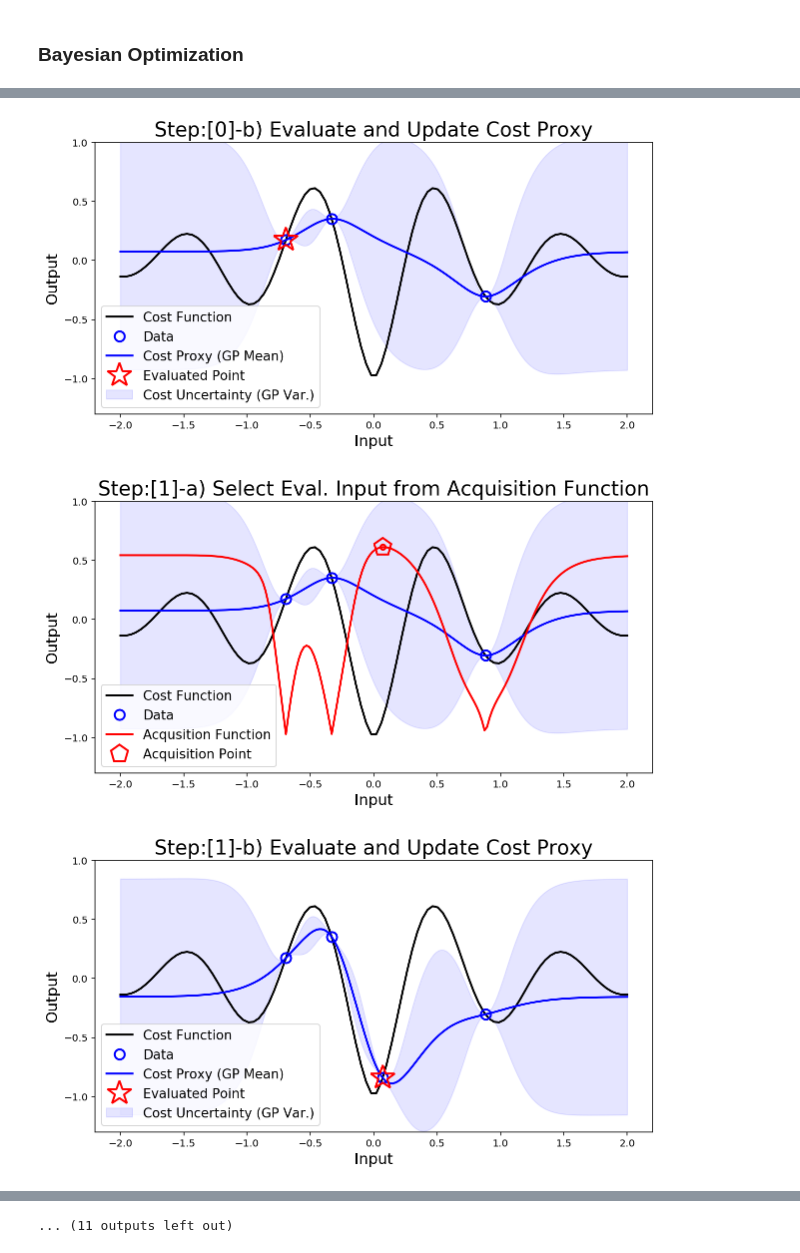
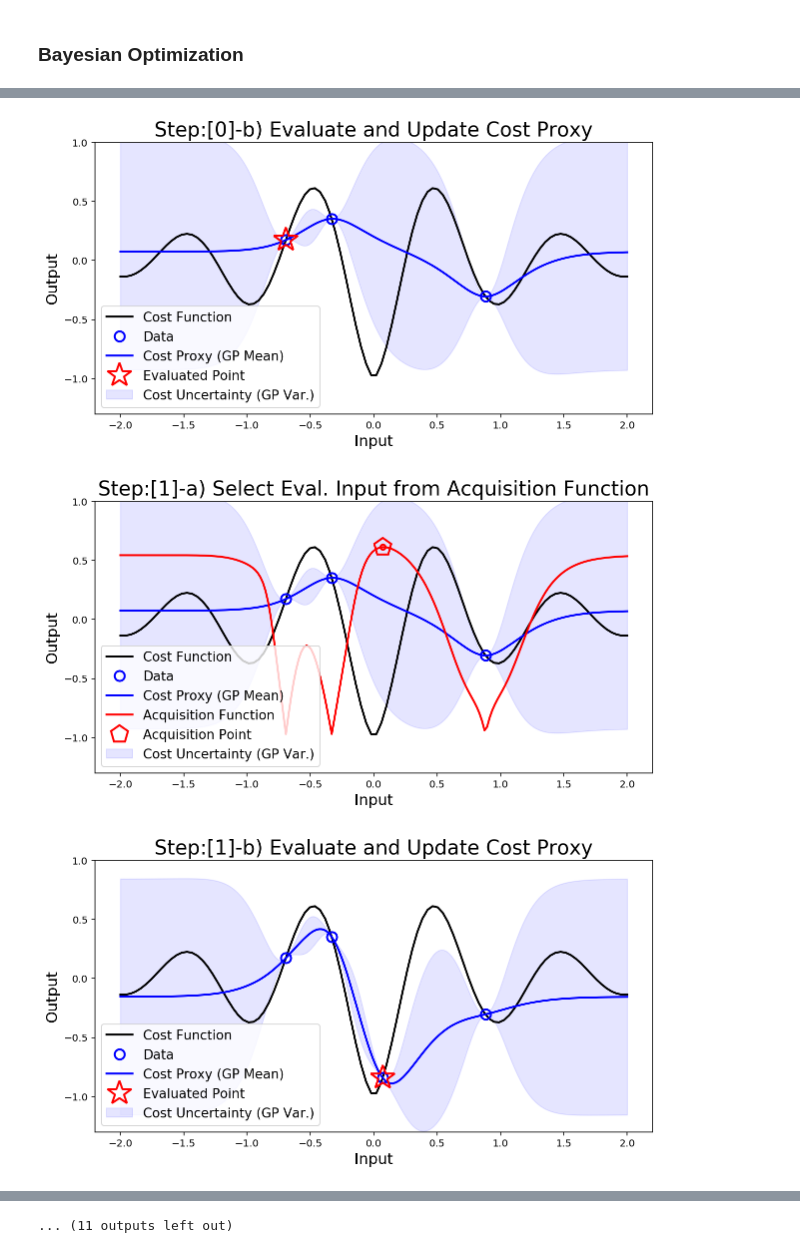
Before and after one commit to sjchoi86/bbopt, a Jupyter notebook: code/demo_bbo_01_BayesOpt.ipynb, the cells around one changed output, grey strips where cells are left out. Cells and saved outputs as stored; diff of their text form; code cells hidden in the pictures.

Commit message:
Legend modified.

```diff
--- a/code/demo_bbo_01_BayesOpt.ipynb
+++ b/code/demo_bbo_01_BayesOpt.ipynb
@@ -73,8 +73,8 @@ for it in range(max_step):
     plot_line(
         x_target,y_target,fmt='-',lc='k',lw=2,label='Cost Function',
         x2=x_data,y2=y_data,fmt2='o',lc2='b',lw2=1,ms2=10,mew2=2,label2='Data',
-        x3=x_test,y3=mu_test,fmt3='-',lc3='b',lw3=2,label3=None,
-        x_fb=x_test,y_fb_low=mu_test-var_test,y_fb_high=mu_test+var_test,fba=0.1,fbc='b',labelfb=None,
+        x3=x_test,y3=mu_test,fmt3='-',lc3='b',lw3=2,label3='Cost Proxy (GP Mean)',
+        x_fb=x_test,y_fb_low=mu_test-var_test,y_fb_high=mu_test+var_test,fba=0.1,fbc='b',labelfb='Cost Uncertainty (GP Var.)',
         x4=x_test,y4=a_ei,fmt4='-',lc4='r',label4='Acquisition Function',
         x5=x_bo,y5=y_ei,fmt5='p',lc5='r',lw5=2,ms5=18,mew5=2,label5='Acquisition Point',
         x6=x_bo,y6=y_ei,fmt6='o',lc6='r',lw6=2,ms6=5,mew6=2,label6=None,
@@ -111,3 +111,3 @@ print ("Done.")
 [figure]
-[figure, old version]
+[figure, new version]
 [figure]
```
Also changed, not shown: parts of 1 cell of this notebook.
